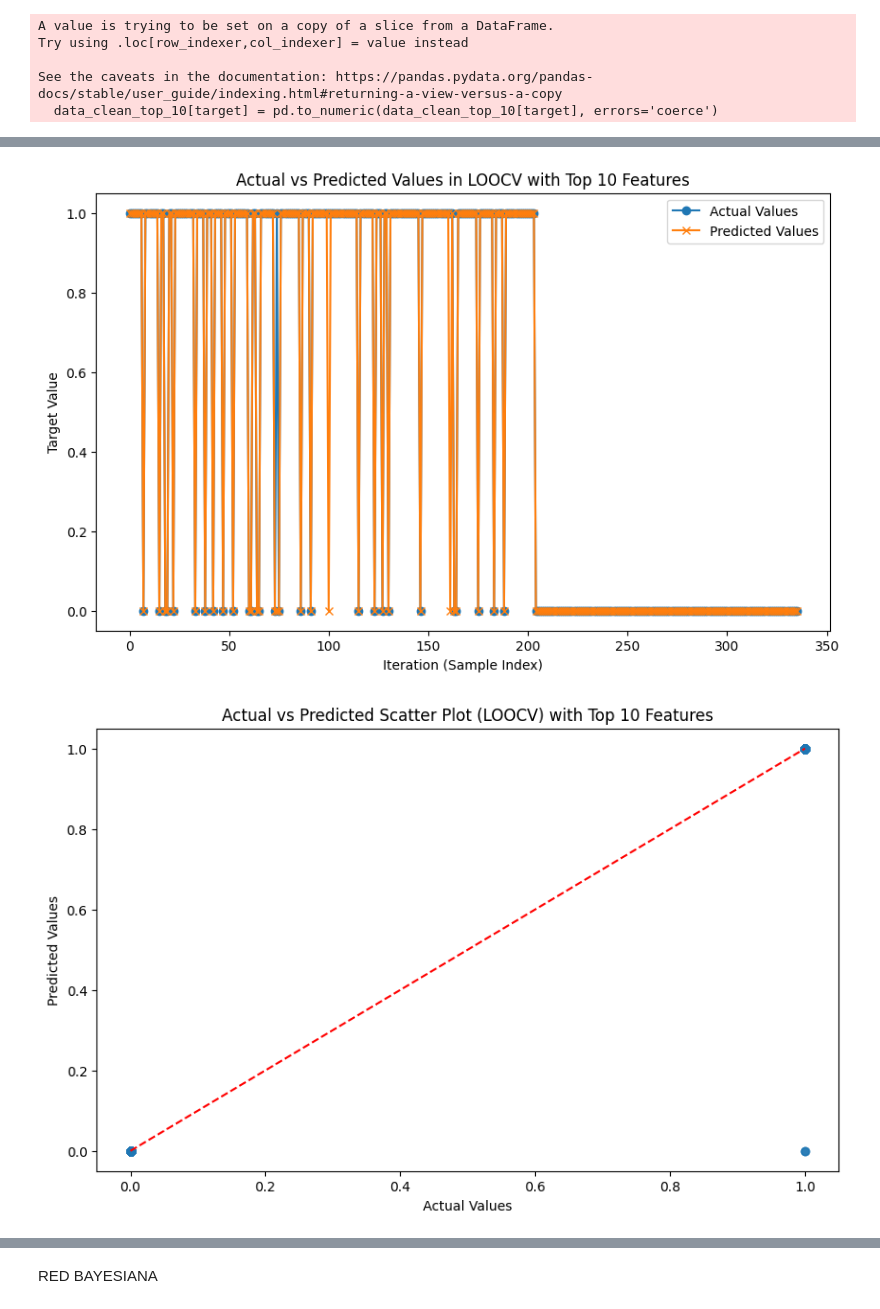
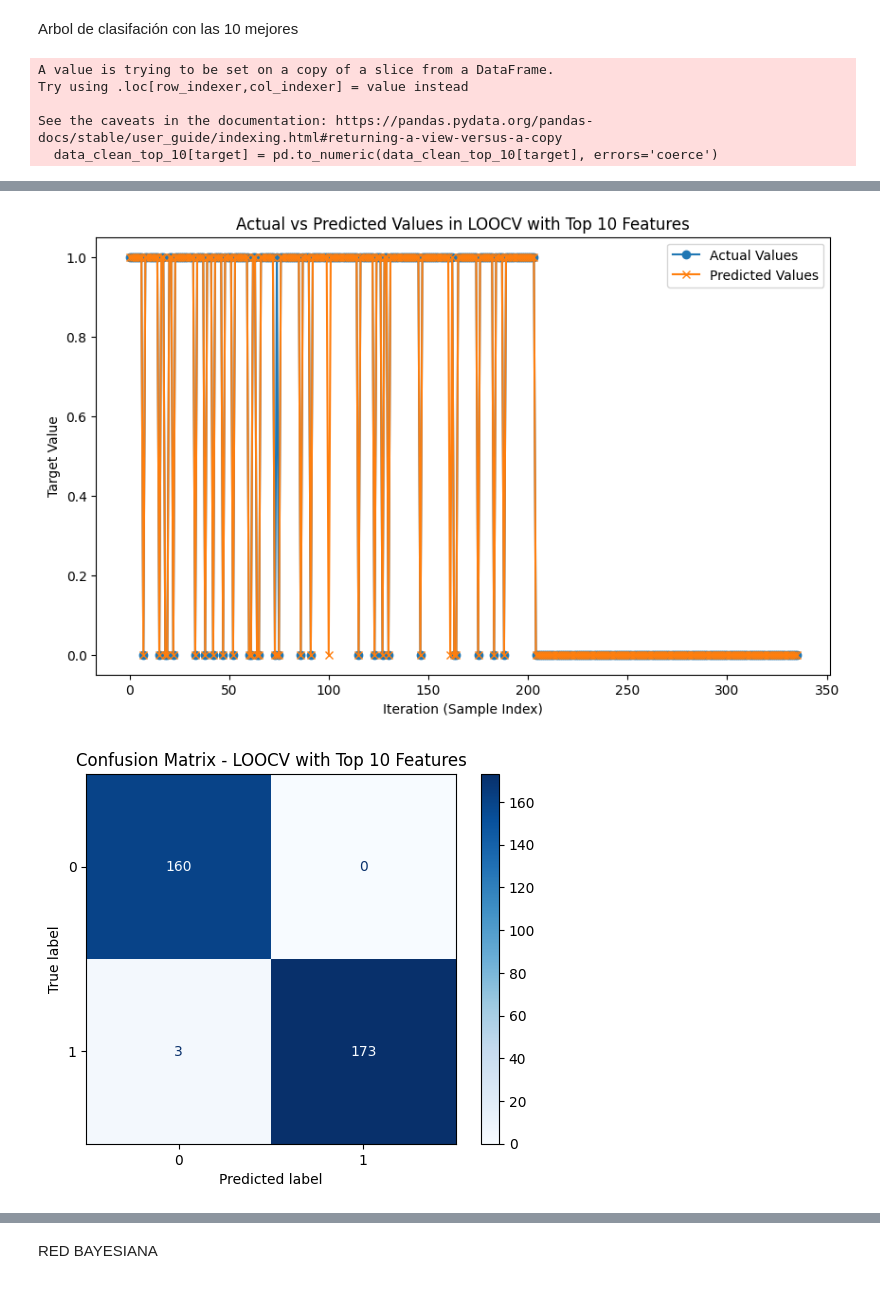
Before and after one commit to JaviDominn/TFG, a Jupyter notebook: Libreta Metodos.ipynb, the cells around one changed output, grey strips where cells are left out. Saved outputs shown, nothing was run; the diff lists cells and outputs as text; code cells hidden in the pictures.

```diff
--- a/Libreta Metodos.ipynb
+++ b/Libreta Metodos.ipynb
@@ -15,7 +24,7 @@ target = 'Bebedor_Riesgo'
 filepath_or_buffer = Path('.') / 'dataframe.csv'
 filepath_or_buffer_limpio = Path('.') / 'Basededatoslimpia.csv'
 
-dtype = {target: 'category'}
+dtype = {target: 'int64'}
 
 arguments = {'filepath_or_buffer': filepath_or_buffer, 'dtype': dtype}
 arguments_limpio = {'filepath_or_buffer': filepath_or_buffer_limpio, 'dtype': dtype}
@@ -23,4 +32,5 @@ arguments_limpio = {'filepath_or_buffer': filepath_or_buffer_limpio, 'dtype': dt
 data = pd.read_csv(**arguments)
 data_clean = pd.read_csv(**arguments_limpio)
 
-errores = []
+accuracy = []
+todo_accuracy = {}
@@ -331,3 +549,5 @@ data_clean_top_10.head()
+# %% [markdown]
+Arbol de clasifación con las 10 mejores
 # %%
 # Convertimos la columna objetivo a numérico, si es necesario
 data_clean_top_10[target] = pd.to_numeric(data_clean_top_10[target], errors='coerce')
@@ -336,19 +556,13 @@ data_clean_top_10[target] = pd.to_numeric(data_clean_top_10[target], errors='coe
 x = data_clean_top_10.drop(columns=[target])  # Eliminamos la columna objetivo para obtener las características
 y = data_clean_top_10[target]  # Definimos la columna objetivo
 
-# Continuamos con el proceso LOOCV y el modelo Random Forest
-from sklearn.model_selection import LeaveOneOut
-from sklearn.ensemble import RandomForestClassifier  # Cambia a RandomForestClassifier si es una tarea de clasificación
-from sklearn.metrics import mean_squared_error  # Cambia esta métrica si necesitas otra evaluación
-import matplotlib.pyplot as plt
-
 # Configuración de Leave-One-Out
 loo = LeaveOneOut()
 
 # Inicializamos el modelo de Random Forest
-random_forest_model = RandomForestClassifier(random_state=random_state)  # Cambia a RandomForestClassifier para clasificación
+random_forest_model = RandomForestClassifier(random_state=random_state)
 
-# Listas para almacenar errores y predicciones de cada iteración
+# Listas para almacenar errores, valores reales y predicciones
 errors = []
 actual_values = []
 predicted_values = []
@@ -378,8 +592,7 @@ for train_index, test_index in loo.split(x):
 
 # Cálculo del error promedio después de todas las iteraciones
 mean_error = sum(errors) / len(errors)
-print(f"\nMean Squared Error (LOOCV): {mean_error}")
-errores.append(mean_error)
+print(f"\nAccuracy: {1 - mean_error}")
 
 # Graficar los resultados
 plt.figure(figsize=(10, 6))
@@ -391,13 +604,11 @@ plt.title("Actual vs Predicted Values in LOOCV with Top 10 Features")
 plt.legend()
 plt.show()
 
-# Gráfico de dispersión de valores reales vs valores predichos
-plt.figure(figsize=(10, 6))
-plt.scatter(actual_values, predicted_values, alpha=0.6)
-plt.plot([min(actual_values), max(actual_values)], [min(actual_values), max(actual_values)], 'r--')  # Línea de referencia
-plt.xlabel("Actual Values")
-plt.ylabel("Predicted Values")
-plt.title("Actual vs Predicted Scatter Plot (LOOCV) with Top 10 Features")
+# Matriz de Confusión
+conf_matrix = confusion_matrix(actual_values, predicted_values)
+disp = ConfusionMatrixDisplay(confusion_matrix=conf_matrix)
+disp.plot(cmap='Blues')
+plt.title("Confusion Matrix - LOOCV with Top 10 Features")
 plt.show()
 # %% [output]
 A value is trying to be set on a copy of a slice from a DataFrame.
@@ -425,2 +636,2 @@ Mean Squared Error (LOOCV): 0.008928571428571428
 [figure]
-[figure, old version]
+[figure, new version]
```
Also changed, not shown: parts of 30 cells of this notebook, 1 other file.
